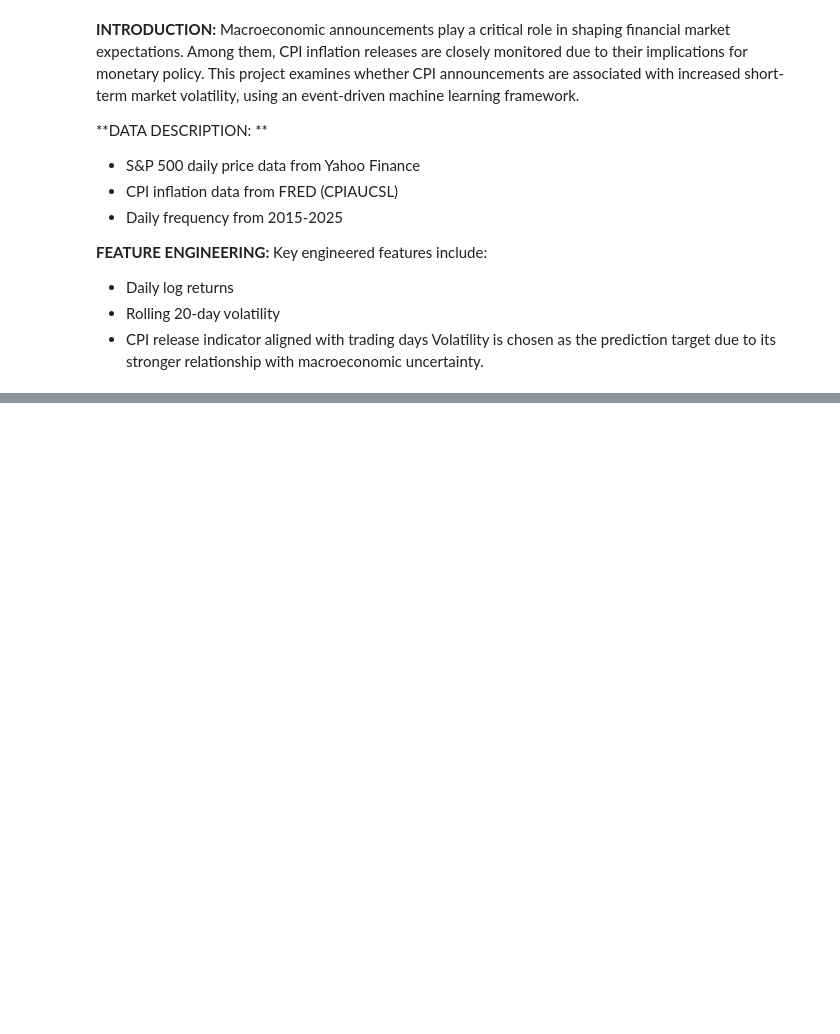
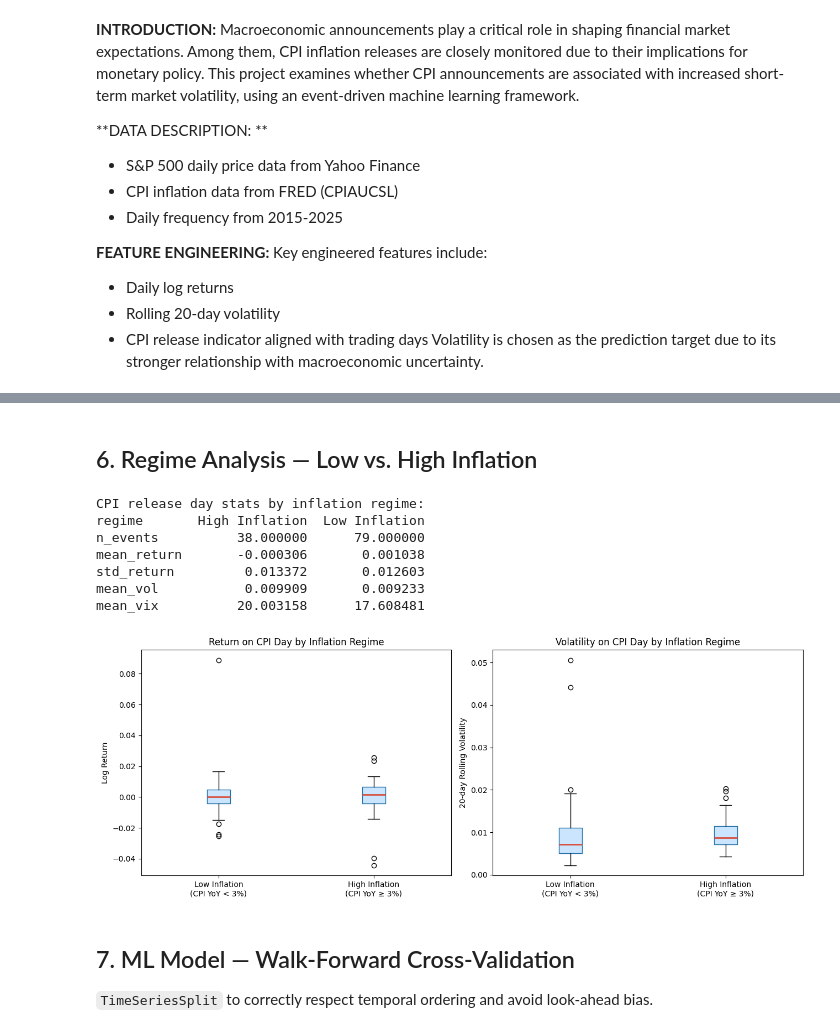
Before and after one commit to NganTran-185/cpi-volatility-analysis, a Jupyter notebook: Stock_Market_Reaction_to_Macroeconomic_Anouncement.ipynb, the cells around one changed output, grey strips where cells are left out. Saved outputs shown, nothing was run; the diff lists cells and outputs as text; code cells hidden in the pictures; blank space fills up the shorter version.

```diff
--- a/Stock_Market_Reaction_to_Macroeconomic_Anouncement.ipynb
+++ b/Stock_Market_Reaction_to_Macroeconomic_Anouncement.ipynb
@@ -224,0 +60,11 @@ The analysis is limited by the absencec of CPI forecast data and daily frequency
+# %%
+cpi_raw = web.DataReader('CPIAUCSL', 'fred', dt.datetime(2014, 1, 1), dt.datetime(2025, 1, 1))
+cpi_raw.index = pd.to_datetime(cpi_raw.index)
+
+# --- VIX from FRED (VIXCLS) ---
+vix = web.DataReader('VIXCLS', 'fred', START, END)
+vix.index = pd.to_datetime(vix.index)
+vix.columns = ['VIX']
+
+print('CPI rows:', len(cpi_raw))
+cpi_raw.tail()
@@ -224,0 +367,60 @@ The analysis is limited by the absencec of CPI forecast data and daily frequency
+# %% [markdown]
+## 6. Regime Analysis — Low vs. High Inflation
+# %%
+# Define regimes based on YoY CPI level
+# Low inflation: CPI YoY < 3% (2015-2020)
+# High inflation: CPI YoY >= 3% (2021-2023)
+
+# Build a daily CPI YoY series aligned to trading days
+cpi_yoy_daily = cpi_raw[['cpi_yoy']].copy()
+cpi_yoy_daily = cpi_yoy_daily.reindex(sp500.index, method='ffill')
+sp500['cpi_yoy'] = cpi_yoy_daily['cpi_yoy']
+
+INFLATION_THRESHOLD = 3.0  # percent YoY
+sp500['regime'] = np.where(sp500['cpi_yoy'] >= INFLATION_THRESHOLD, 'High Inflation', 'Low Inflation')
+
+regime_stats = sp500[sp500['cpi_t'] == 1].groupby('regime').agg(
+    n_events       = ('return', 'count'),
+    mean_return    = ('return', 'mean'),
+    std_return     = ('return', 'std'),
+    mean_vol       = ('vol_20d', 'mean'),
+    mean_vix       = ('VIX', 'mean'),
+).round(6)
+
+print('CPI release day stats by inflation regime:')
+print(regime_stats.T)
+
+# Visualize
+fig, axes = plt.subplots(1, 2, figsize=(13, 5))
+
+for ax, col, title, ylabel in zip(
+    axes,
+    ['return', 'vol_20d'],
+    ['Return on CPI Day by Inflation Regime', 'Volatility on CPI Day by Inflation Regime'],
+    ['Log Return', '20-day Rolling Volatility']
+):
+    data_by_regime = [sp500[(sp500['cpi_t'] == 1) & (sp500['regime'] == r)][col]
+                      for r in ['Low Inflation', 'High Inflation']]
+    ax.boxplot(data_by_regime, labels=['Low Inflation\n(CPI YoY < 3%)', 'High Inflation\n(CPI YoY ≥ 3%)'],
+               patch_artist=True,
+               boxprops=dict(facecolor='#cce5ff', color='#1d6fa5'),
+               medianprops=dict(color='#d64f3c', linewidth=2))
+    ax.set_title(title, fontsize=12)
+    ax.set_ylabel(ylabel)
+
+plt.tight_layout()
+plt.show()
+# %% [output]
+CPI release day stats by inflation regime:
+regime       High Inflation  Low Inflation
+n_events          38.000000      79.000000
+mean_return       -0.000306       0.001038
+std_return         0.013372       0.012603
+mean_vol           0.009909       0.009233
+mean_vix          20.003158      17.608481
+[figure, added]
+# %% [markdown]
+## 7. ML Model — Walk-Forward Cross-Validation
+
+ `TimeSeriesSplit`
+to correctly respect temporal ordering and avoid look-ahead bias.
```
Also changed, not shown: parts of 40 cells of this notebook.
